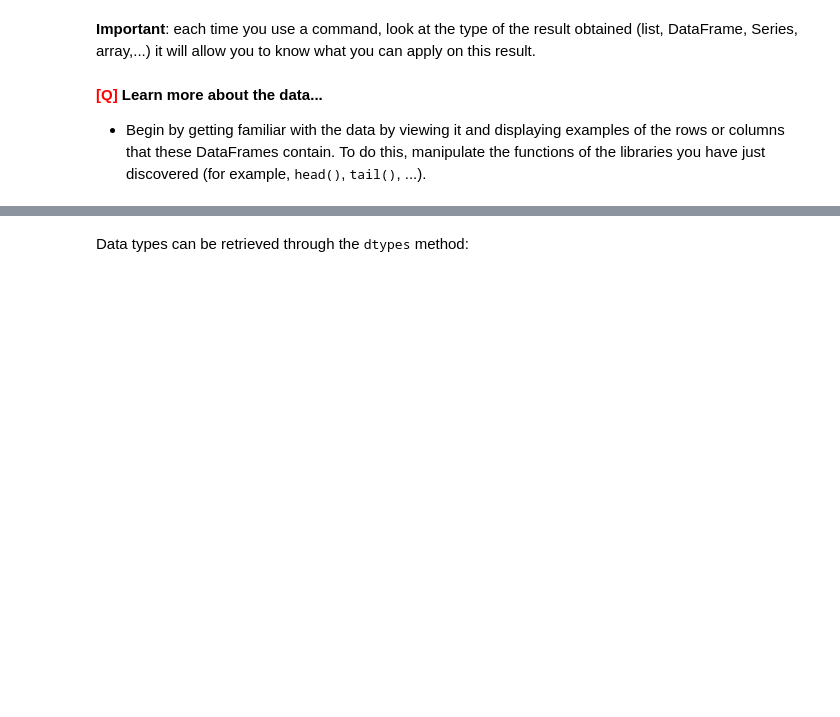
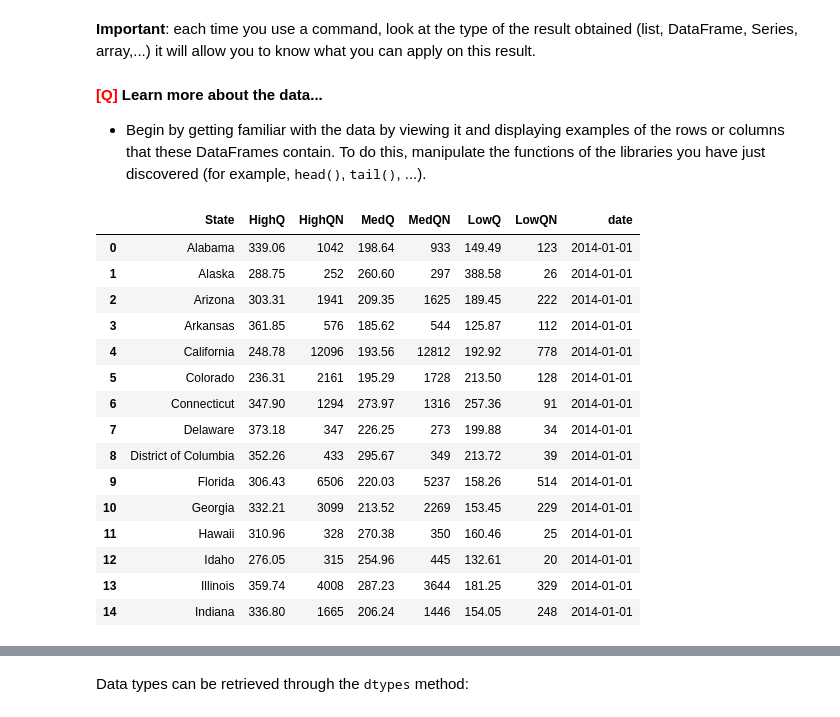
Before and after one commit to BNA-02/RoadToAI-Series, a Jupyter notebook: Phase1/BenNasrallah.ipynb, the cells around one changed output, grey strips where cells are left out. Drawn from its saved outputs; the diff is of its cells as text; code cells hidden in the pictures; blank space fills up the shorter version.

```diff
--- a/Phase1/BenNasrallah.ipynb
+++ b/Phase1/BenNasrallah.ipynb
@@ -194,5 +210,23 @@ Examine the type of the three variables that have just been defined. To do this,
 * Begin by getting familiar with the data by viewing it and displaying examples of the rows or columns that these DataFrames contain. To do this, manipulate the functions of the libraries you have just discovered (for example, <tt>head()</tt>, <tt>tail()</tt>, ...).
 # %%
 # 15 first lines of prices_pd
+prices_pd.head(15)
+# %% [output]
+|  | State | HighQ | HighQN | MedQ | MedQN | LowQ | LowQN | date |
+| 0 | Alabama | 339.06 | 1042 | 198.64 | 933 | 149.49 | 123 | 2014-01-01 |
+| 1 | Alaska | 288.75 | 252 | 260.60 | 297 | 388.58 | 26 | 2014-01-01 |
+| 2 | Arizona | 303.31 | 1941 | 209.35 | 1625 | 189.45 | 222 | 2014-01-01 |
+| 3 | Arkansas | 361.85 | 576 | 185.62 | 544 | 125.87 | 112 | 2014-01-01 |
+| 4 | California | 248.78 | 12096 | 193.56 | 12812 | 192.92 | 778 | 2014-01-01 |
+| 5 | Colorado | 236.31 | 2161 | 195.29 | 1728 | 213.50 | 128 | 2014-01-01 |
+| 6 | Connecticut | 347.90 | 1294 | 273.97 | 1316 | 257.36 | 91 | 2014-01-01 |
+| 7 | Delaware | 373.18 | 347 | 226.25 | 273 | 199.88 | 34 | 2014-01-01 |
+| 8 | District of Columbia | 352.26 | 433 | 295.67 | 349 | 213.72 | 39 | 2014-01-01 |
+| 9 | Florida | 306.43 | 6506 | 220.03 | 5237 | 158.26 | 514 | 2014-01-01 |
+| 10 | Georgia | 332.21 | 3099 | 213.52 | 2269 | 153.45 | 229 | 2014-01-01 |
+| 11 | Hawaii | 310.96 | 328 | 270.38 | 350 | 160.46 | 25 | 2014-01-01 |
+| 12 | Idaho | 276.05 | 315 | 254.96 | 445 | 132.61 | 20 | 2014-01-01 |
+| 13 | Illinois | 359.74 | 4008 | 287.23 | 3644 | 181.25 | 329 | 2014-01-01 |
+| 14 | Indiana | 336.80 | 1665 | 206.24 | 1446 | 154.05 | 248 | 2014-01-01 |
 # %%
 # 7 last lines of prices_pd
```
Also changed, not shown: parts of 13 cells of this notebook.
